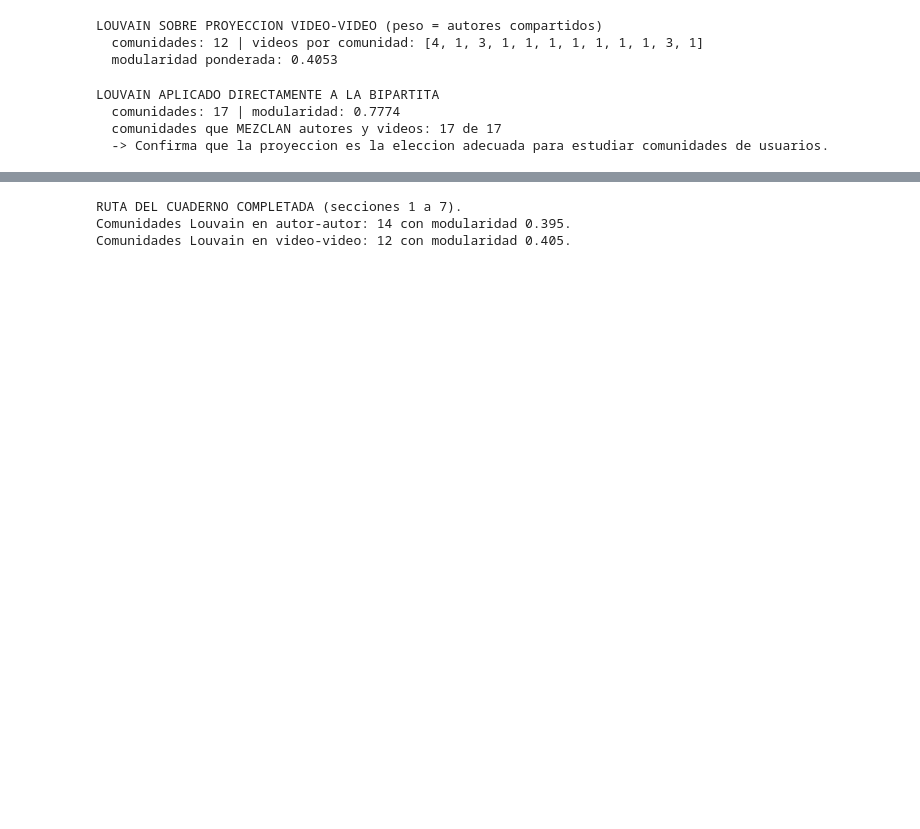
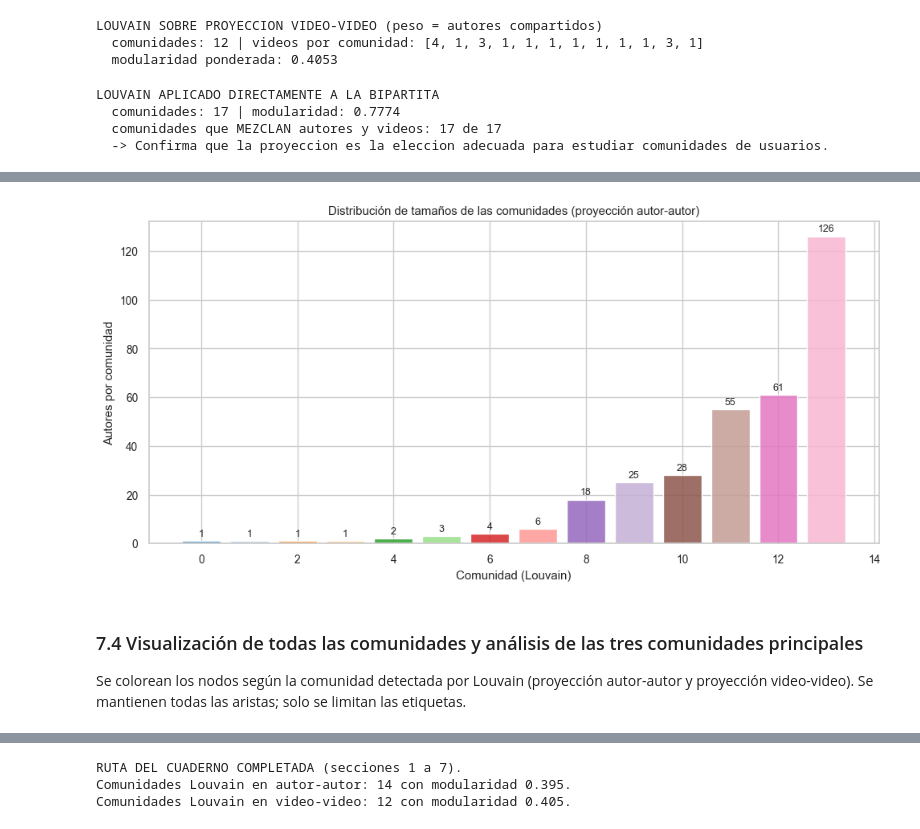
Before and after one commit to lirofiro-dev/LAB6, a Jupyter notebook: Laboratorio_6_YouTube/Laboratorio_6.ipynb, the cells around one changed output, grey strips where cells are left out. Drawn from its saved outputs; the diff is of its cells as text; code cells hidden in the pictures; blank space fills up the shorter version.

Commit message:
Comunidades 7.3, 7.4 y 7.5

```diff
--- a/Laboratorio_6_YouTube/Laboratorio_6.ipynb
+++ b/Laboratorio_6_YouTube/Laboratorio_6.ipynb
@@ -2056,0 +2087,21 @@ LOUVAIN APLICADO DIRECTAMENTE A LA BIPARTITA
+# %%
+# Distribucion de tamanos de las comunidades (proyeccion autor-autor)
+import numpy as np
+sizes_ordenado = sizes.sort_values()
+colores74 = plt.cm.tab20(np.arange(len(sizes_ordenado)) % 20).copy()
+colores74[:, 3] = 0.85
+fig, ax = plt.subplots(figsize=(10, 5))
+ax.bar(range(len(sizes_ordenado)), sizes_ordenado.values, color=colores74)
+for x, v in enumerate(sizes_ordenado.values):
+    ax.text(x, v + 2, str(int(v)), ha="center", fontsize=9)
+ax.set_title("Distribución de tamaños de las comunidades (proyección autor-autor)")
+ax.set_xlabel("Comunidad (Louvain)")
+ax.set_ylabel("Autores por comunidad")
+plt.tight_layout()
+plt.show()
+# %% [output]
+[figure, added]
+# %% [markdown]
+### 7.4 Visualización de todas las comunidades y análisis de las tres comunidades principales
+
+Se colorean los nodos según la comunidad detectada por Louvain (proyección autor-autor y proyección video-video). Se mantienen todas las aristas; solo se limitan las etiquetas.
```
Also changed, not shown: parts of 23 cells of this notebook, 6 other files.
